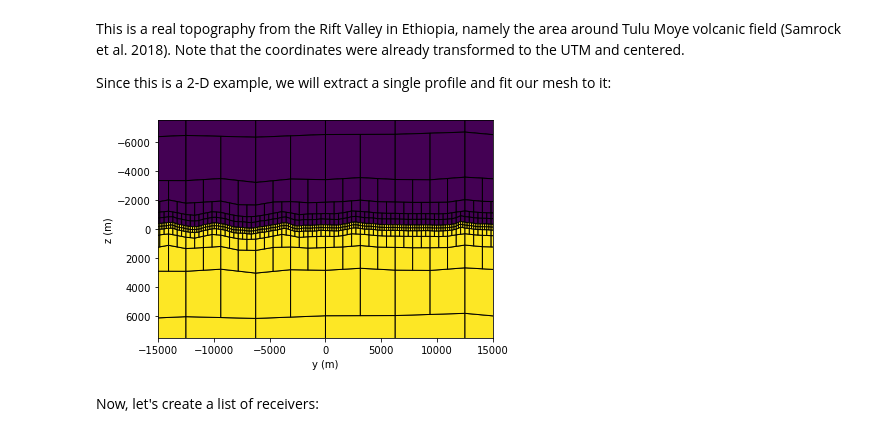
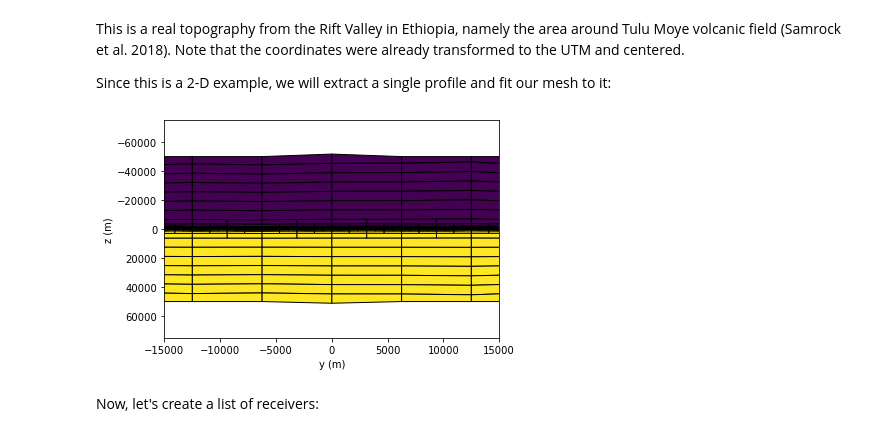
Before and after one commit to GoFEM/pyGoFEM, a Jupyter notebook: 02_example_topography_meshing.ipynb, the cells around one changed output. Drawn from its saved outputs; the diff is of its cells as text; code cells hidden in the pictures.

Commit message:
Add support for bathymetry transformation

```diff
--- a/02_example_topography_meshing.ipynb
+++ b/02_example_topography_meshing.ipynb
@@ -129,21 +129,26 @@ Since this is a 2-D example, we will extract a single profile and fit our mesh t
 # %%
 topofunc = RegularGridInterpolator((np.squeeze(y[150,:]),), np.squeeze(z[150,:]), bounds_error = False)
 
 def topofunc_callback(p):
     return topofunc([p])[0]
 
 topo = Topography(topofunc_callback, dim = 2, center = [0,0], radius = [50000, 50000])
 
-topo.fit_to(triangulation, thickness = [1e5, 1e5])
+topo.fit_to(triangulation, z_top = -1e4, z_bottom = 1e4)
 
 fig, ax = plot_2d_triangulation(triangulation, color_scheme=color)
 ax.set_xlim([-15000, 15000])
-ax.set_ylim([-7500, 7500])
+ax.set_ylim([-75000, 75000])
 ax.invert_yaxis()
 
-#topo.fit_to(triangulation, thickness = [1e5, 1e5], inverse = True)
+# You can also revert the transformation.
+#topo.fit_to(triangulation, z_top = -1e4, z_bottom = 1e4, inverse = True)
+#fig, ax = plot_2d_triangulation(triangulation, color_scheme=color)
+#ax.set_xlim([-15000, 15000])
+#ax.set_ylim([-75000, 75000])
+#ax.invert_yaxis()
 # %% [output]
-[figure, old version]
+[figure, new version]
 # %% [markdown]
 Now, let's create a list of receivers:
 # %%
```
Also changed, not shown: parts of 3 cells of this notebook, 2 other files.
